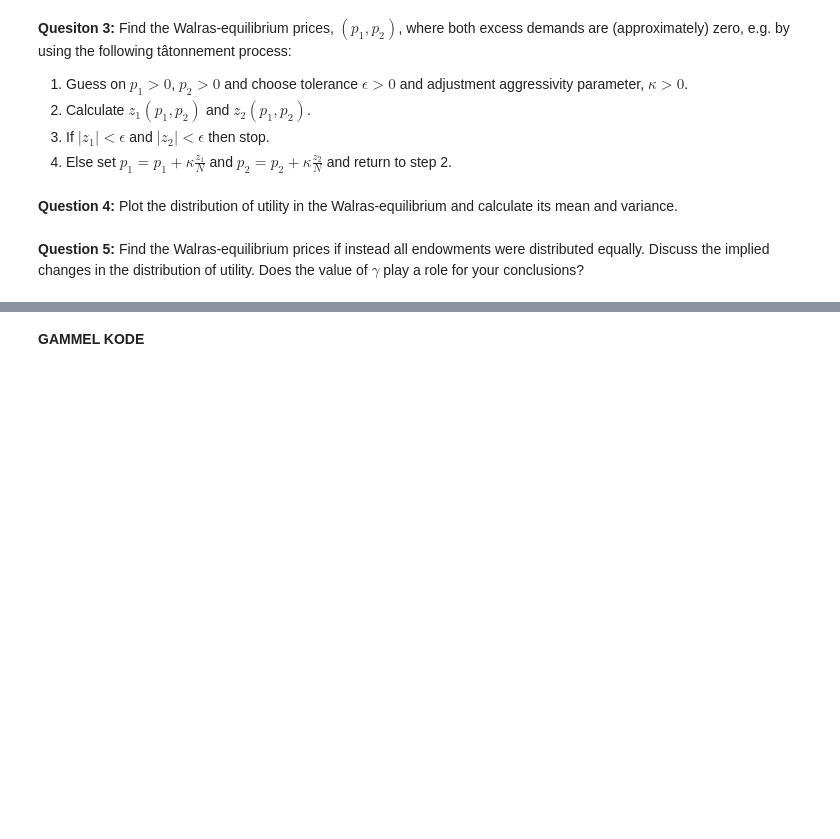
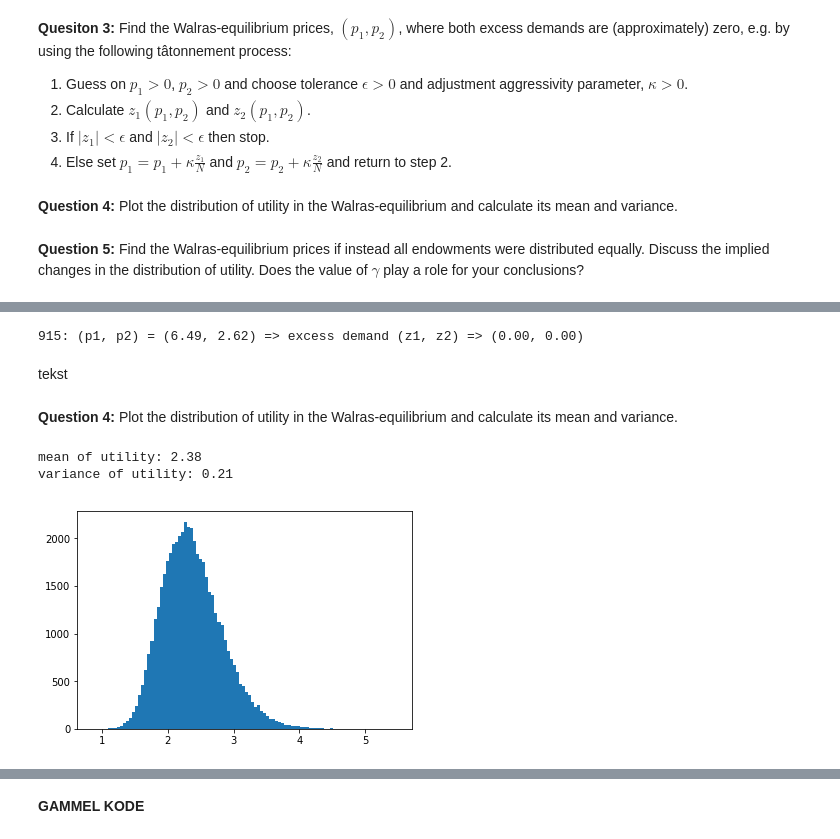
Before and after one commit to NumEconCopenhagen/projects-2019-pbj, a Jupyter notebook: examproject/Examproject/examproject.ipynb, the cells around one changed output, grey strips where cells are left out. Cells and saved outputs as stored; diff of their text form; code cells hidden in the pictures; blank space fills up the shorter version.

```diff
--- a/examproject/Examproject/examproject.ipynb
+++ b/examproject/Examproject/examproject.ipynb
@@ -675,0 +802,61 @@ $$ z_i(p_1,p_2) = \sum_{j=1}^N x_{i}^{\star j}(p_{1},p_{2},\boldsymbol{e}^{j}) -
+# %%
+# step 1: guess on p1 and p2, epsilon and kappa is defined in the function
+p1_0 = 1
+p2_0 = 1
+
+# find equilibrium function
+def find_equilibrium(p1, p2, e1, e2, e3, betas, kappa = 1, eps = 1e-4, maxiter = 1000):
+
+    t = 0
+    while True:
+
+        # a. step 2: excess demand
+        Z1 = excess_demand_1(p1, p2, e1, e2, e3, betas)
+        Z2 = excess_demand_2(p1, p2, e1, e2, e3, betas)
+
+        # b: step 3: stop?
+        if  (np.abs(Z1) < eps and np.abs(Z2) < eps) or t >= maxiter:
+            print(f'{t:3d}: (p1, p2) = ({p1:.2f}, {p2:.2f}) => excess demand (z1, z2) => ({Z1:.2f}, {Z2:.2f})')
+            break
+
+        # c. step 4: update p1 and p2 and return to step 2
+        p1 = p1 + kappa*Z1/N
+        p2 = p2 + kappa*Z2/N
+
+        t += 1
+
+    return p1, p2
+
+p1, p2 = find_equilibrium(p1_0, p2_0, e1, e2, e3, betas)
+# %% [output]
+915: (p1, p2) = (6.49, 2.62) => excess demand (z1, z2) => (0.00, 0.00)
+# %% [markdown]
+tekst
+# %% [markdown]
+**Question 4:** Plot the distribution of utility in the Walras-equilibrium and calculate its mean and variance.
+# %%
+# utility function
+def utility(x1, x2, x3, betas, gamma):
+    return (x1**betas[:,0] + x2**betas[:,1] + x3**betas[:,2])**gamma
+
+# get the demand for each good
+x1 = demand_g1(p1, p2, e1, e2, e3, betas)
+x2 = demand_g2(p1, p2, e1, e2, e3, betas)
+x3 = demand_g3(p1, p2, e1, e2, e3, betas)
+
+# calculate utility
+u = utility(x1, x2, x3, betas, gamma)
+
+# calculate mean and variance on the distribution of utility
+print(f'mean of utility: {u.mean():.2f}')
+print(f'variance of utility: {u.var():.2f}')
+
+# plot the distribution of utility in eqilibrium
+fig = plt.figure()
+ax = fig.add_subplot(1,1,1)
+ax.hist(u, bins = 100)
+fig.show()
+# %% [output]
+mean of utility: 2.38
+variance of utility: 0.21
+[figure, added]
```
Also changed, not shown: parts of 24 cells of this notebook.
